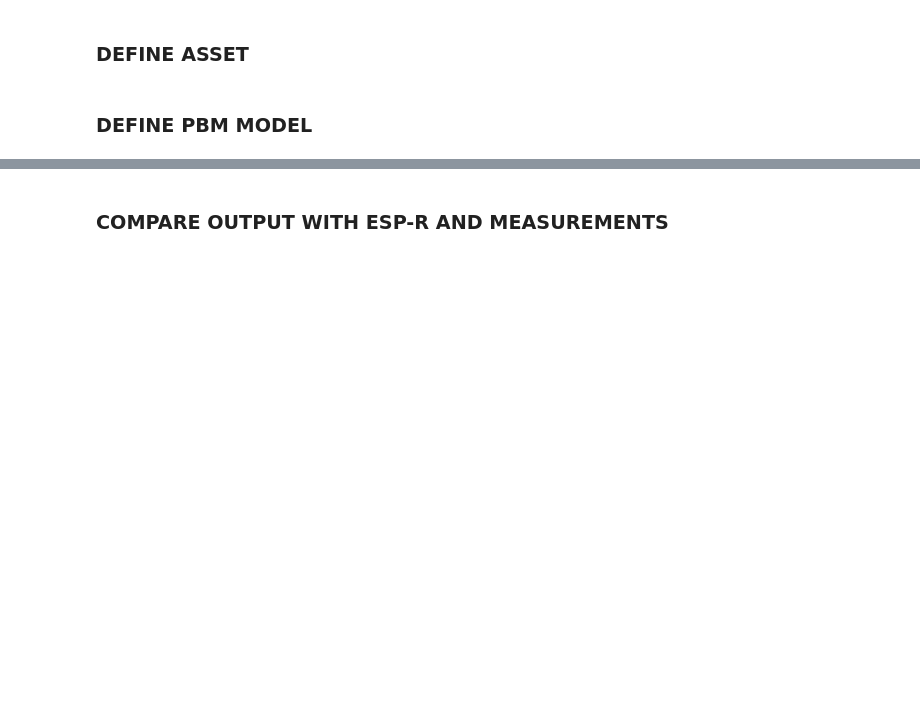
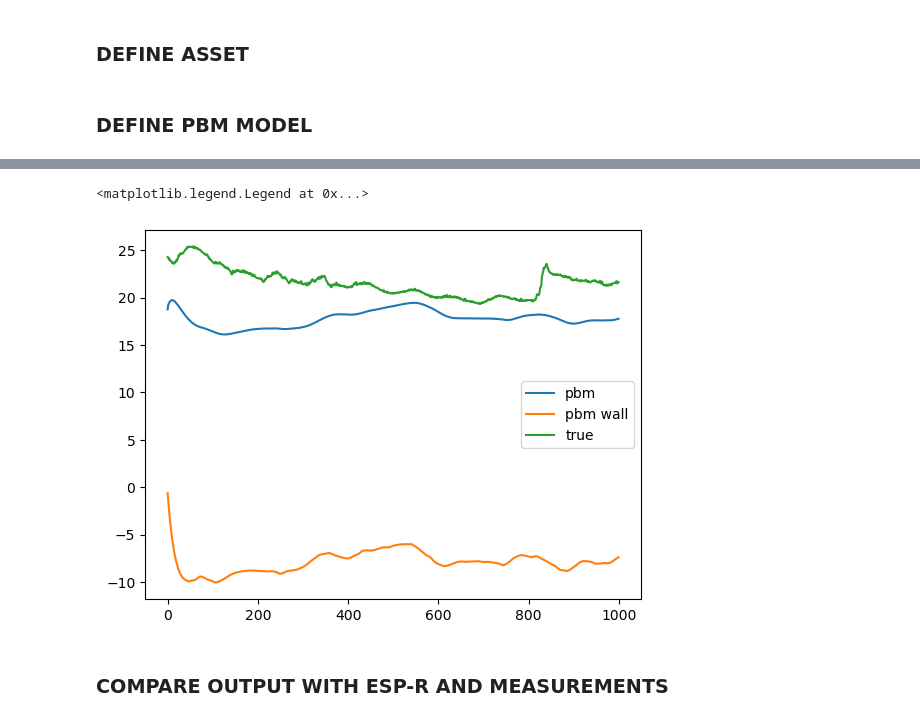
Before and after one commit to henrikhestnes/Master, a Jupyter notebook: HAM/PBM.ipynb, the cells around one changed output, grey strips where cells are left out. Cells and saved outputs as stored; diff of their text form; code cells hidden in the pictures; blank space fills up the shorter version.

```diff
--- a/HAM/PBM.ipynb
+++ b/HAM/PBM.ipynb
@@ -267,5 +267,2 @@ for n, t_out in enumerate(test_outdoor.values):
     pbm_out[n] = T_room
     pbm_out_wall[n] = T_wall
-# %%
-tmp = np.array(tmp)
-plt.plot(tmp[:, 3])
@@ -283,3 +278,32 @@ plt.legend()
+# %%
+pbm_out = torch.zeros((train_outdoor.shape[0], 13))
+pbm_out_wall = torch.zeros((train_outdoor.shape[0], 13))
+
+T_outdoor_start = train_outdoor.iloc[0].values
+T_room = pbm_temp_from_sensor(train_temp.iloc[0])
+T_wall = torch.zeros(13)
+
+delta_t = 60
+N = 15
+for n, t_out in enumerate(train_outdoor.values[:1000]):
+    tmp = [T_room]
+    for i in range(N):
+        u_room, u_wall = thermoPBM.calculate_U(t_out)
+        u_room = torch.full((13,), 9., dtype=torch.float64)
+        u_room[11] = 30
+        T_room, T_wall = thermoPBM.step(T_room, T_wall, u_room, u_wall, delta_t)
+        tmp.append(T_room)
+    pbm_out[n] = T_room
+    pbm_out_wall[n] = T_wall
+# %%
+plot_n = 1000
+plt.plot(pbm_out.detach()[:plot_n, 0], label="pbm")
+plt.plot(pbm_out_wall.detach()[:plot_n, 0], label="pbm wall")
+plt.plot(train_temp.iloc[:plot_n, 0].values, label="true")
+plt.legend()
+# %% [output]
+<matplotlib.legend.Legend at 0x...>
+[figure, added]
 # %% [markdown]
 ### COMPARE OUTPUT WITH ESP-R AND MEASUREMENTS
 # %%
```
Also changed, not shown: parts of 4 cells of this notebook, 4 other files.
